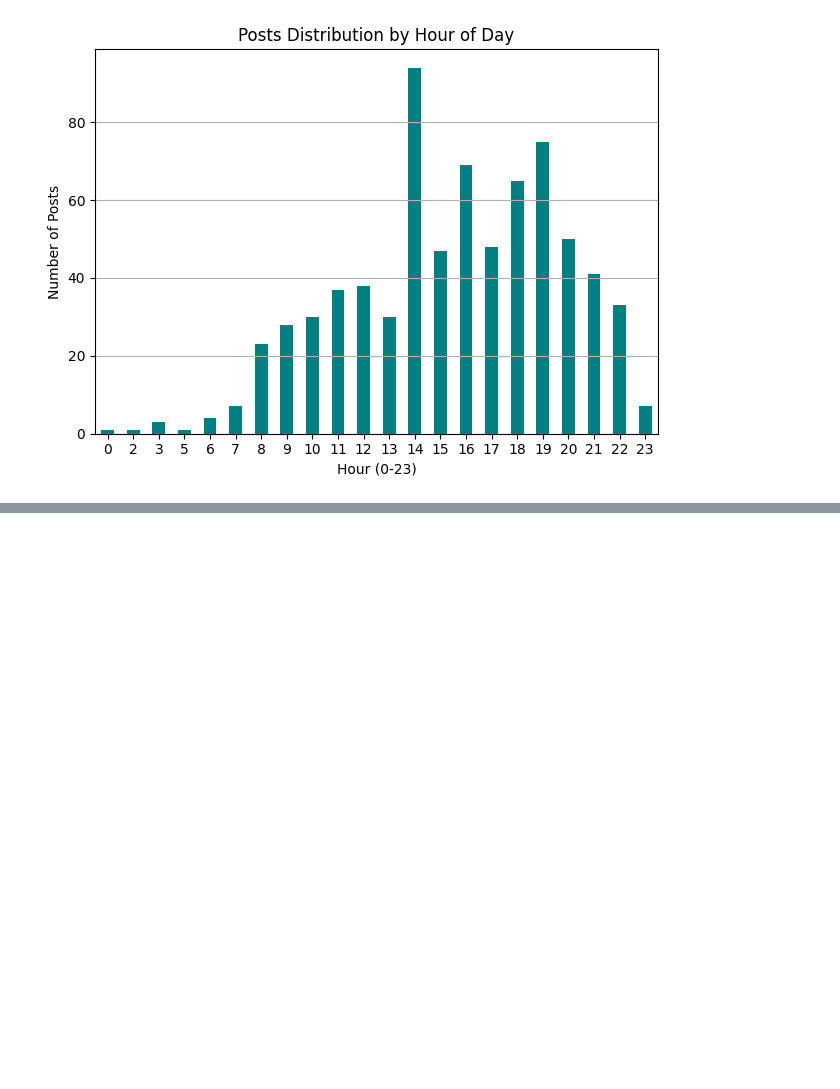
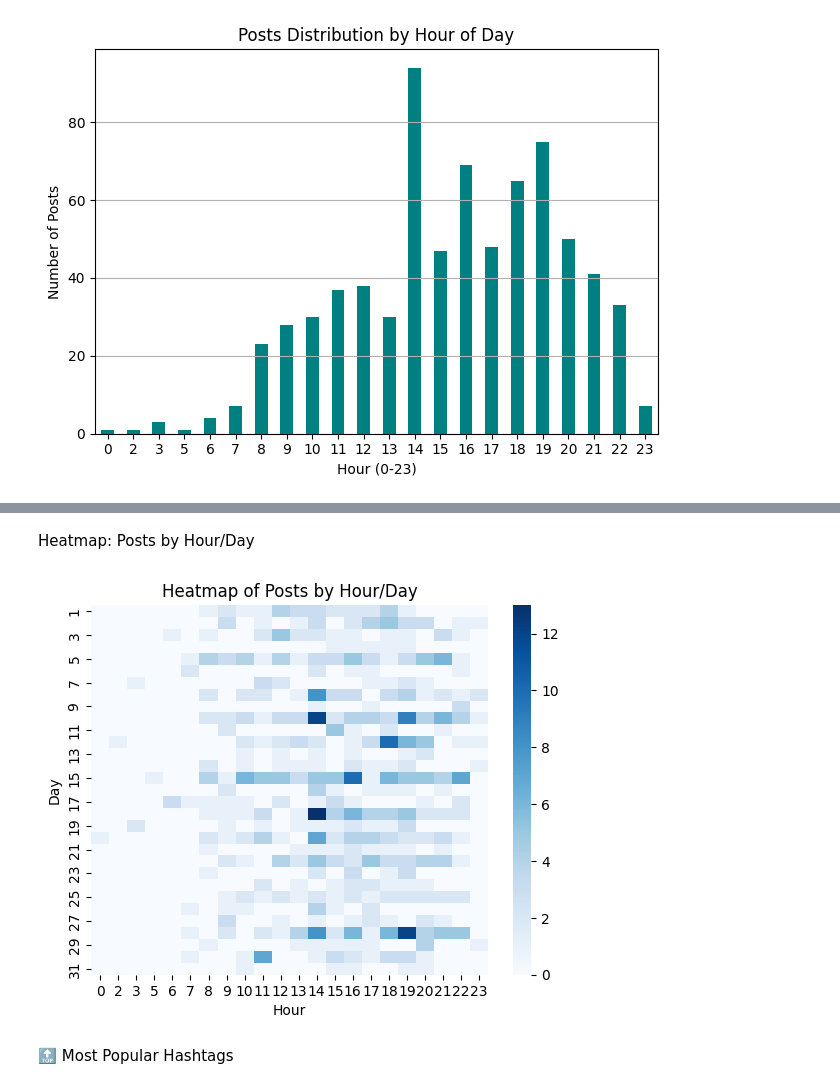
Before and after one commit to rath-anshuman/sentiment_analysis-CL4, a Jupyter notebook: analysis.ipynb, the cells around one changed output, grey strips where cells are left out. Drawn from its saved outputs; the diff is of its cells as text; code cells hidden in the pictures; blank space fills up the shorter version.

```diff
--- a/analysis.ipynb
+++ b/analysis.ipynb
@@ -132,0 +134,15 @@ plt.show()
+# %% [markdown]
+Heatmap: Posts by Hour/Day
+# %%
+import seaborn as sns
+import pandas as pd
+heatmap_data = df.groupby(['Day', 'Hour']).size().unstack(fill_value=0)
+sns.heatmap(heatmap_data, cmap='Blues')
+plt.title('Heatmap of Posts by Hour/Day')
+plt.xlabel('Hour')
+plt.ylabel('Day')
+plt.show()
+# %% [output]
+[figure, added]
+# %% [markdown]
+🔝 Most Popular Hashtags
```
Also changed, not shown: parts of 21 cells of this notebook, 1 other file.
